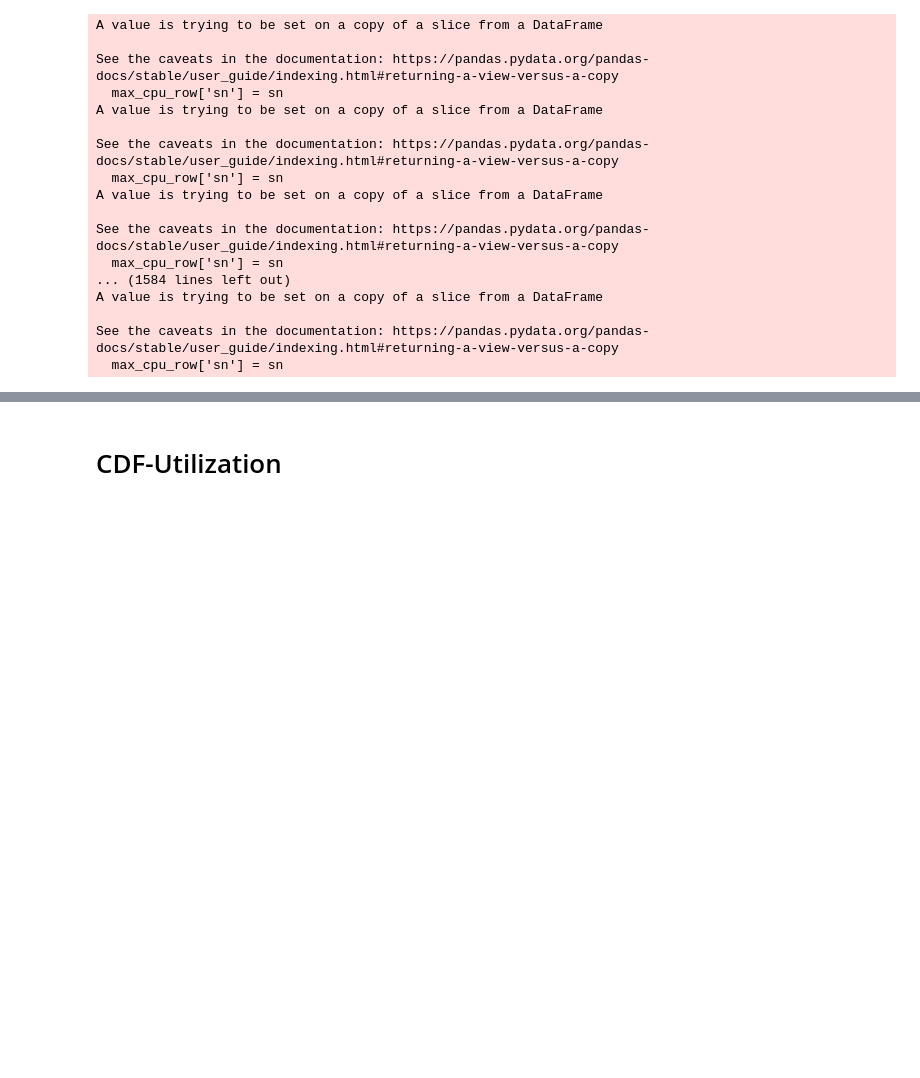
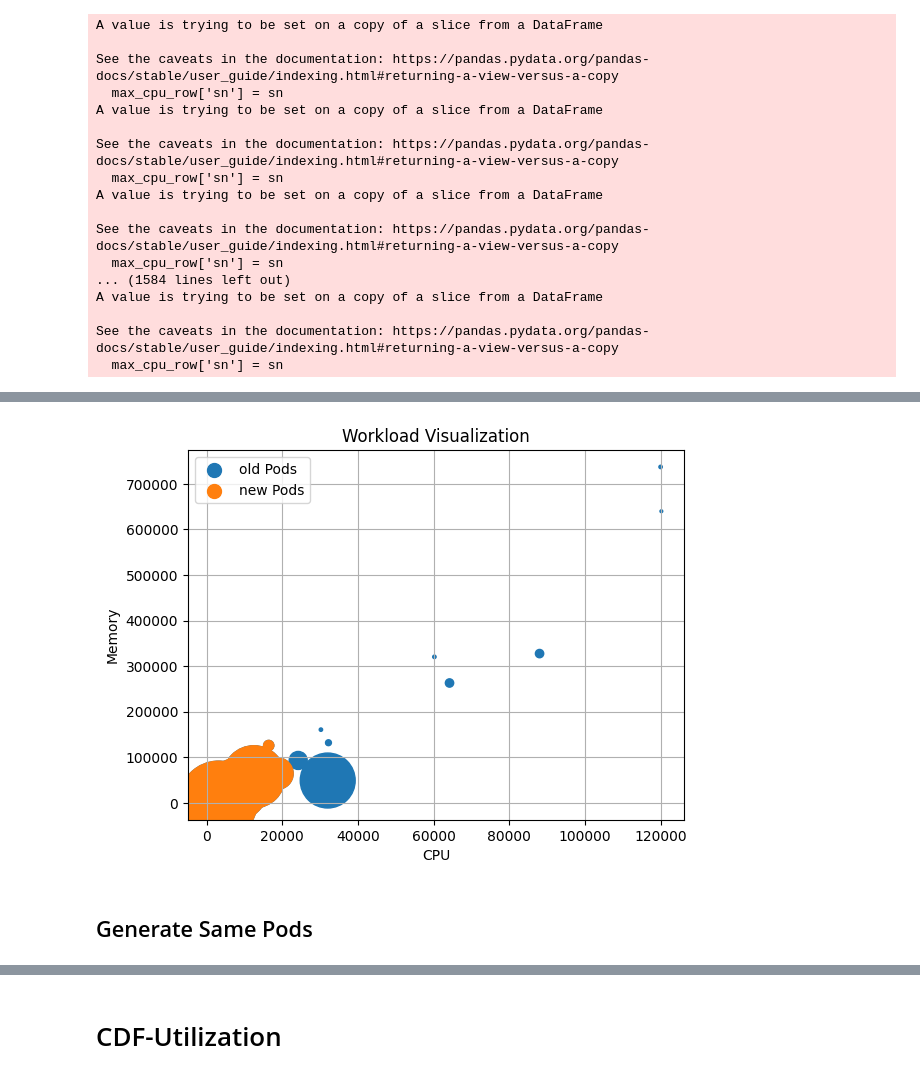
Before and after one commit to grief8/kubernetes-scheduler-simulator, a Jupyter notebook: main.ipynb, the cells around one changed output, grey strips where cells are left out. Saved outputs shown, nothing was run; the diff lists cells and outputs as text; code cells hidden in the pictures; blank space fills up the shorter version.

```diff
--- a/main.ipynb
+++ b/main.ipynb
@@ -917,0 +1101,26 @@ See the caveats in the documentation: https://pandas.pydata.org/pandas-docs/stab
+# %%
+import matplotlib.pyplot as plt
+
+path = '/home/fabing/projects/kubernetes-scheduler-simulator/data/csv/openb_pod_list_cpu300.csv'
+df = pd.read_csv(path)
+
+X = running_df.groupby(['cpu_milli', 'memory_mib']).size().reset_index(name='counts')
+X['size'] = X['counts'] * 2
+Y = df.groupby(['cpu_milli', 'memory_mib']).size().reset_index(name='counts')
+Y['size'] = Y['counts'] * 2
+
+plt.scatter(Y['cpu_milli'], Y['memory_mib'], s=Y['size'], label='old Pods')
+plt.scatter(X['cpu_milli'], X['memory_mib'], s=X['size'], label='new Pods')
+plt.xlabel('CPU')
+plt.ylabel('Memory')
+plt.title('Workload Visualization')
+# 设置图例中标记的大小
+legend = plt.legend()
+plt.grid()
+for handle in legend.legendHandles:
+    handle._sizes = [100]  # 设置标记的大小，这里设置为100
+plt.show()
+# %% [output]
+[figure, added]
+# %% [markdown]
+## Generate Same Pods
```
Also changed, not shown: parts of 9 cells of this notebook.
